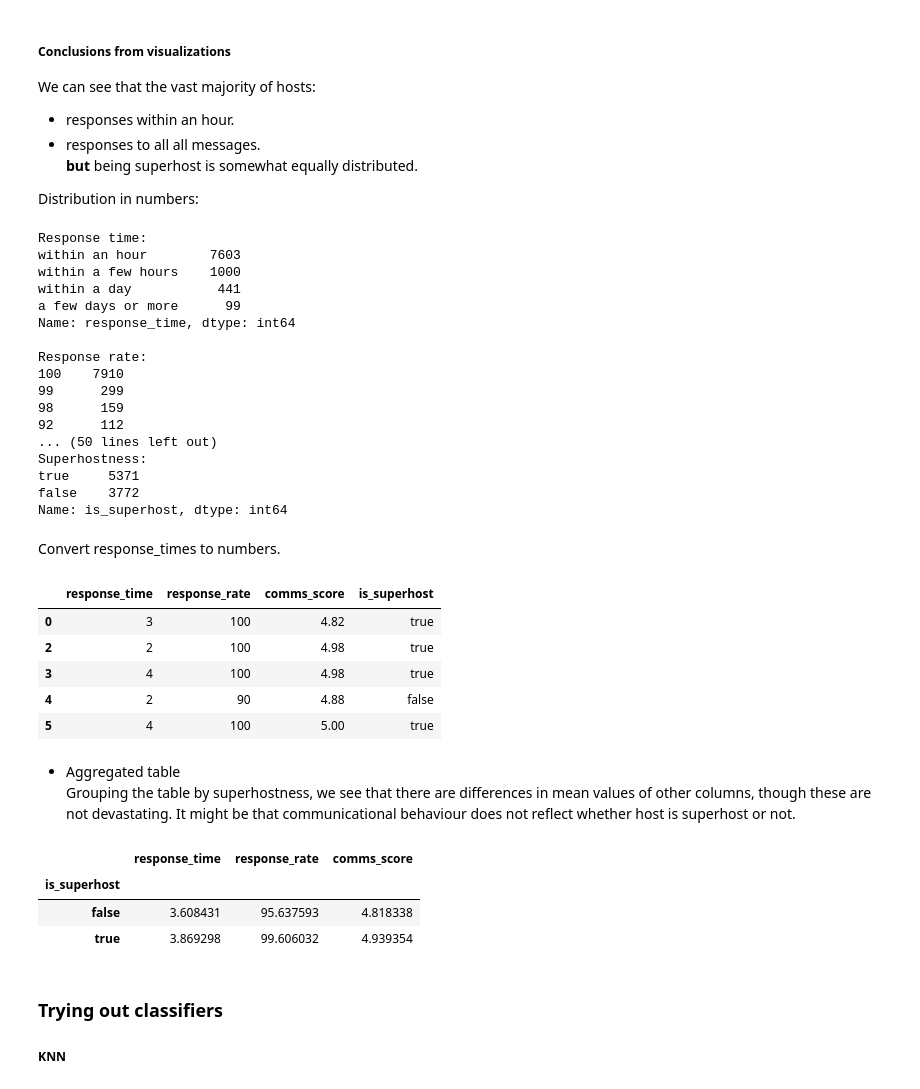
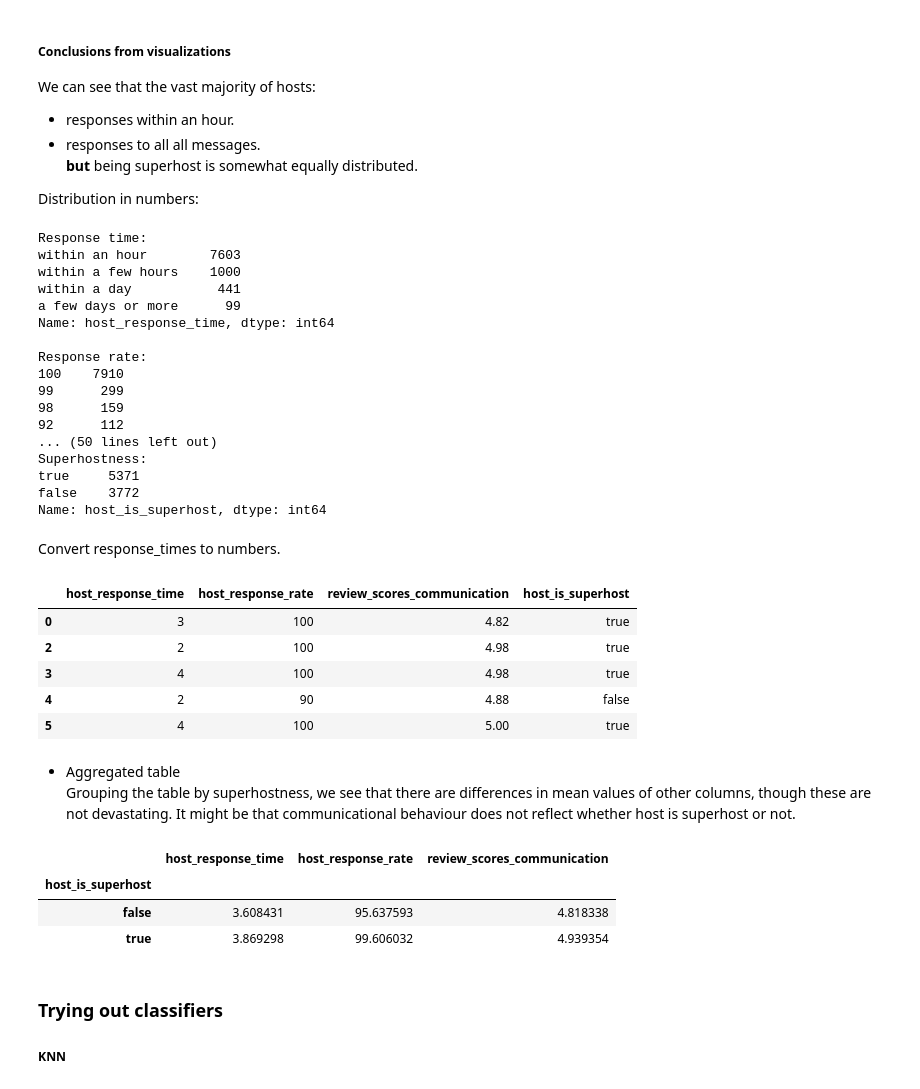
Before and after one commit to vesalukkarila/airbnb-data, a Jupyter notebook: airbnb.ipynb, the cells around one changed output. Cells and saved outputs as stored; diff of their text form; code cells hidden in the pictures.

```diff
--- a/airbnb.ipynb
+++ b/airbnb.ipynb
@@ -61,5 +59,0 @@ Rename columns for convenience
-# %%
-
-df.rename(columns={'host_is_superhost': 'is_superhost', 'host_response_rate': 'response_rate',
-                   'host_response_time':'response_time', 'review_scores_communication': 'comms_score'}, inplace=True)
-df.head(3)
@@ -95,7 +84,7 @@ sns.countplot(data=df.sort_values('response_time'), x='response_time', )
 Changing datatype to int
 Temporarily sort by ascending values for visualization
 # %%
-df['response_rate'] = df['response_rate'].astype(int)
-graph = sns.countplot(data=df.sort_values('response_rate'), x= 'response_rate', )
+df['host_response_rate'] = df['host_response_rate'].astype(int)
+graph = sns.countplot(data=df.sort_values('host_response_rate'), x= 'host_response_rate', )
 graph.figure.set_size_inches(16, 10)
 # %% [output]
@@ -123,17 +112,17 @@ Distribution in numbers:
 # %%
 bold = "\033[1m"
 reset = "\033[0m"
-print(f"{bold}Response time:{reset} \n{df['response_time'].value_counts()}\n")
-print(f"{bold}Response rate:{reset} \n{df['response_rate'].value_counts()}\n")
-print(f"{bold}Response rate:{reset} \n{df['comms_score'].value_counts()}\n")
-print(f"{bold}Superhostness: {reset}\n{df['is_superhost'].value_counts()}")
+print(f"{bold}Response time:{reset} \n{df['host_response_time'].value_counts()}\n")
+print(f"{bold}Response rate:{reset} \n{df['host_response_rate'].value_counts()}\n")
+print(f"{bold}Response rate:{reset} \n{df['review_scores_communication'].value_counts()}\n")
+print(f"{bold}Superhostness: {reset}\n{df['host_is_superhost'].value_counts()}")
 # %% [output]
 Response time:
 within an hour        7603
 within a few hours    1000
 within a day           441
 a few days or more      99
-Name: response_time, dtype: int64
+Name: host_response_time, dtype: int64
 
 Response rate:
 100    7910
@@ -144,14 +133,14 @@ Response rate:
 Superhostness:
 true     5371
 false    3772
-Name: is_superhost, dtype: int64
+Name: host_is_superhost, dtype: int64
 # %% [markdown]
 Convert response_times to numbers.
 # %%
 df.replace({'within an hour':4, 'within a few hours': 3, 'within a day': 2, 'a few days or more': 1}, inplace=True)
 df.head()
 # %% [output]
-|  | response_time | response_rate | comms_score | is_superhost |
+|  | host_response_time | host_response_rate | review_scores_communication | host_is_superhost |
 | 0 | 3 | 100 | 4.82 | true |
 | 2 | 2 | 100 | 4.98 | true |
 | 3 | 4 | 100 | 4.98 | true |
@@ -161,11 +150,11 @@ df.head()
 - Aggregated table
 Grouping the table by superhostness, we see that there are differences in mean values of other columns, though these are not devastating. It might be that communicational behaviour does not reflect whether host is superhost or not.
 # %%
-grouped = df.groupby(by='is_superhost').mean()
+grouped = df.groupby(by='host_is_superhost').mean()
 grouped
 # %% [output]
-|  | response_time | response_rate | comms_score |
-| is_superhost |  |  |  |
+|  | host_response_time | host_response_rate | review_scores_communication |
+| host_is_superhost |  |  |  |
 | false | 3.608431 | 95.637593 | 4.818338 |
 | true | 3.869298 | 99.606032 | 4.939354 |
 # %% [markdown]
```
Also changed, not shown: parts of 25 cells of this notebook, 1 other file.
